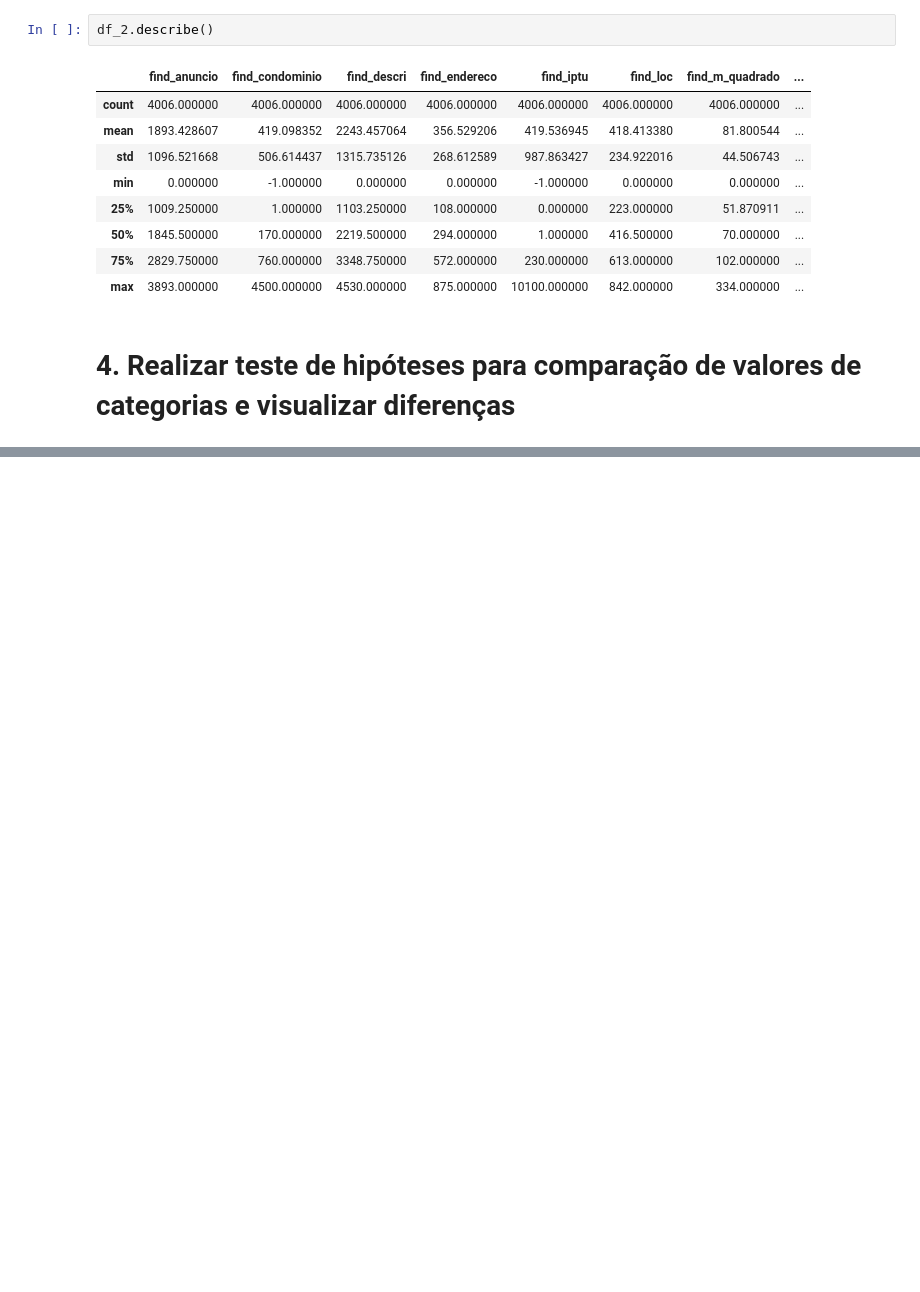
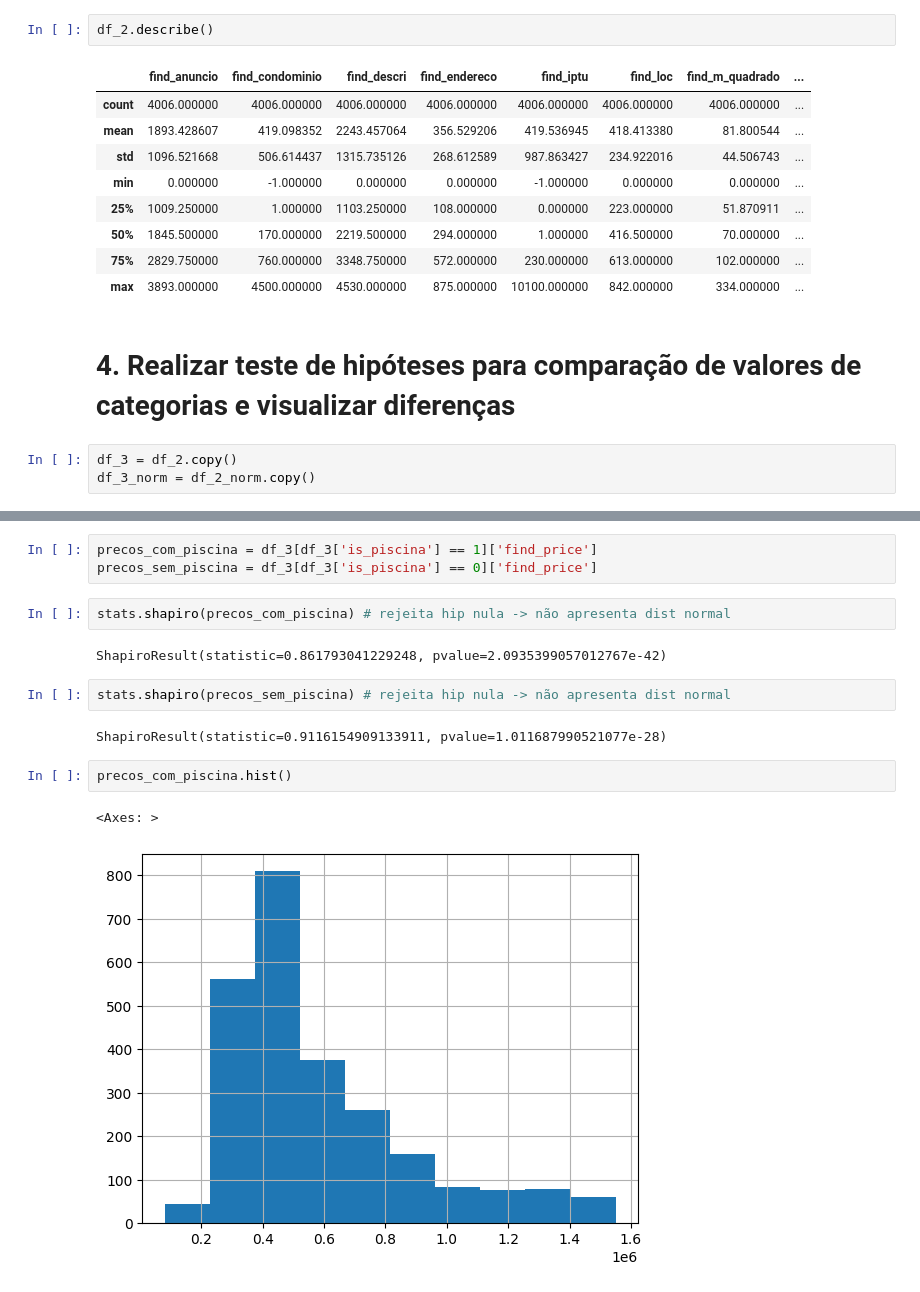
Before and after one commit to DaviMPaiva/scraping, a Jupyter notebook: notebook_analysis/data_analysis.ipynb, the cells around one changed output, grey strips where cells are left out. Drawn from its saved outputs; the diff is of its cells as text; blank space fills up the shorter version.

```diff
--- a/notebook_analysis/data_analysis.ipynb
+++ b/notebook_analysis/data_analysis.ipynb
@@ -432,3 +434,6 @@ df_2.describe()
 | max | 3893.000000 | 4500.000000 | 4530.000000 | 875.000000 | 10100.000000 | 842.000000 | 334.000000 | ... |
 # %% [markdown]
 # 4. Realizar teste de hipóteses para comparação de valores de categorias e visualizar diferenças
+# %%
+df_3 = df_2.copy()
+df_3_norm = df_2_norm.copy()
@@ -434,0 +446,16 @@ df_2.describe()
+# %%
+precos_com_piscina = df_3[df_3['is_piscina'] == 1]['find_price']
+precos_sem_piscina = df_3[df_3['is_piscina'] == 0]['find_price']
+# %%
+stats.shapiro(precos_com_piscina) # rejeita hip nula -> não apresenta dist normal
+# %% [output]
+ShapiroResult(statistic=0.861793041229248, pvalue=2.0935399057012767e-42)
+# %%
+stats.shapiro(precos_sem_piscina) # rejeita hip nula -> não apresenta dist normal
+# %% [output]
+ShapiroResult(statistic=0.9116154909133911, pvalue=1.011687990521077e-28)
+# %%
+precos_com_piscina.hist()
+# %% [output]
+<Axes: >
+[figure, added]
```
Also changed, not shown: parts of 4 cells of this notebook.
